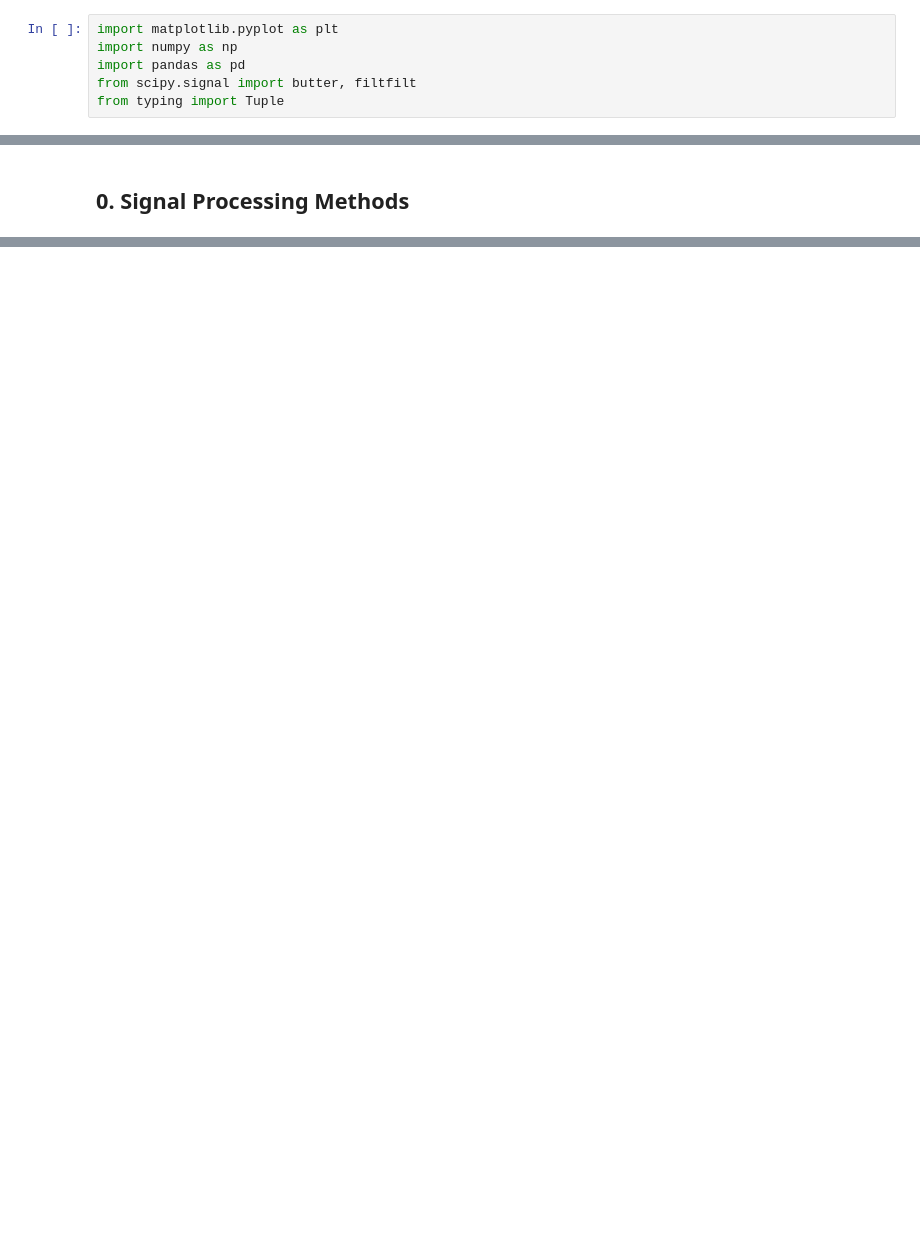
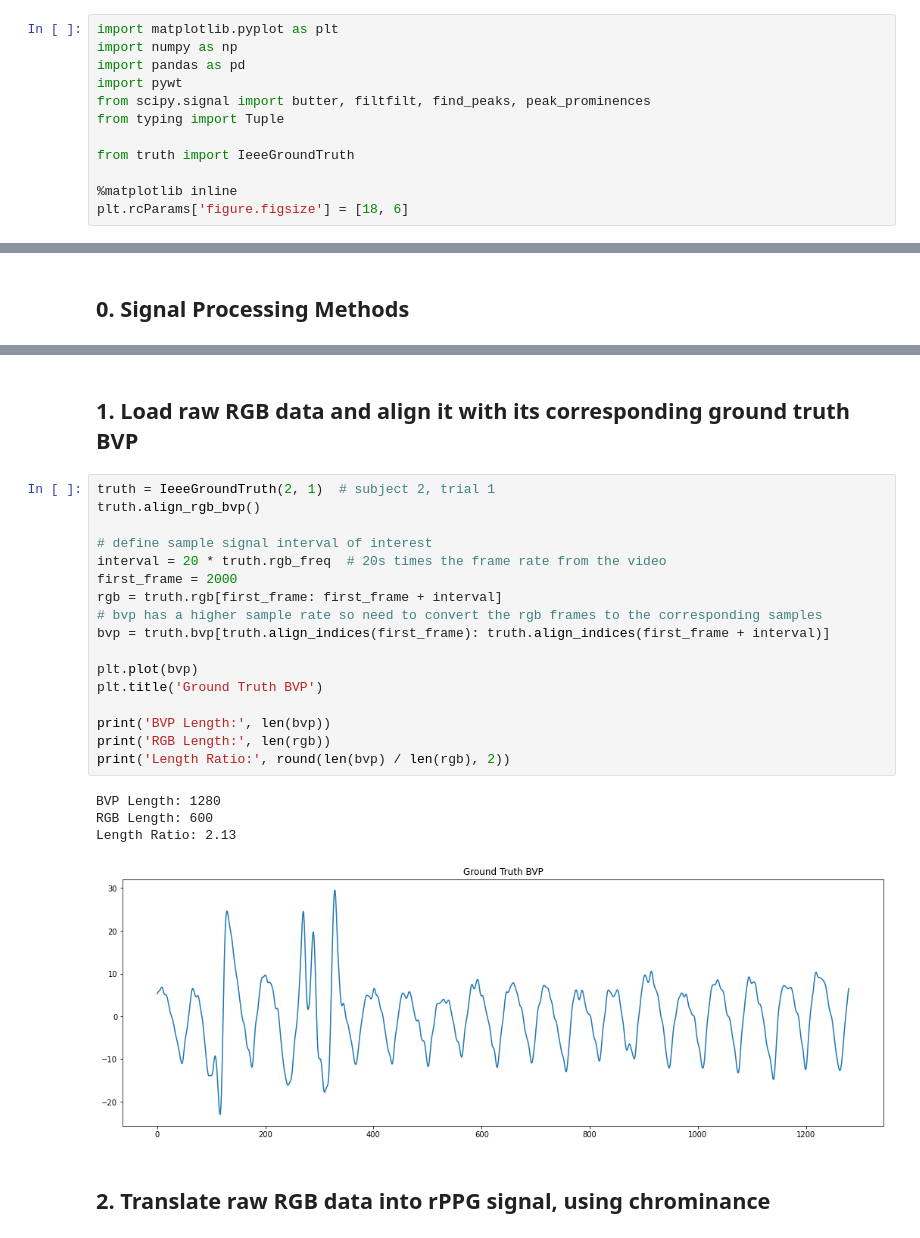
Before and after one commit to arnavpon/pydroid, a Jupyter notebook: example/android/app/src/main/python/pipeline-dev/pipeline-v1/pipeline_walkthrough.v1.ipynb, the cells around one changed output, grey strips where cells are left out. Saved outputs shown, nothing was run; the diff lists cells and outputs as text; blank space fills up the shorter version.

```diff
--- a/example/android/app/src/main/python/pipeline-dev/pipeline-v1/pipeline_walkthrough.v1.ipynb
+++ b/example/android/app/src/main/python/pipeline-dev/pipeline-v1/pipeline_walkthrough.v1.ipynb
@@ -2,5 +2,11 @@
 import matplotlib.pyplot as plt
 import numpy as np
 import pandas as pd
-from scipy.signal import butter, filtfilt
+import pywt
+from scipy.signal import butter, filtfilt, find_peaks, peak_prominences
 from typing import Tuple
+
+from truth import IeeeGroundTruth
+
+%matplotlib inline
+plt.rcParams['figure.figsize'] = [18, 6]
@@ -73,6 +105,32 @@ def normalize_amplitude_to_1(signal: np.ndarray):
         v / sigmax if v > 0 else v / sigmin
         for v in signal
     ])
+# %% [markdown]
+## 1. Load raw RGB data and align it with its corresponding ground truth BVP
+# %%
+truth = IeeeGroundTruth(2, 1)  # subject 2, trial 1
+truth.align_rgb_bvp()
+
+# define sample signal interval of interest
+interval = 20 * truth.rgb_freq  # 20s times the frame rate from the video
+first_frame = 2000
+rgb = truth.rgb[first_frame: first_frame + interval]
+# bvp has a higher sample rate so need to convert the rgb frames to the corresponding samples
+bvp = truth.bvp[truth.align_indices(first_frame): truth.align_indices(first_frame + interval)]
+
+plt.plot(bvp)
+plt.title('Ground Truth BVP')
+
+print('BVP Length:', len(bvp))
+print('RGB Length:', len(rgb))
+print('Length Ratio:', round(len(bvp) / len(rgb), 2))
+# %% [output]
+BVP Length: 1280
+RGB Length: 600
+Length Ratio: 2.13
+[figure, added]
+# %% [markdown]
+## 2. Translate raw RGB data into rPPG signal, using chrominance
 # %%
 def chrominance(sig: str or np.array, settings: dict = CHROM_SETTINGS,
                 bounds: Tuple[int, int] = (0, -1), plot: bool = False):
```
Also changed, not shown: parts of 24 cells of this notebook, 1 other file.
